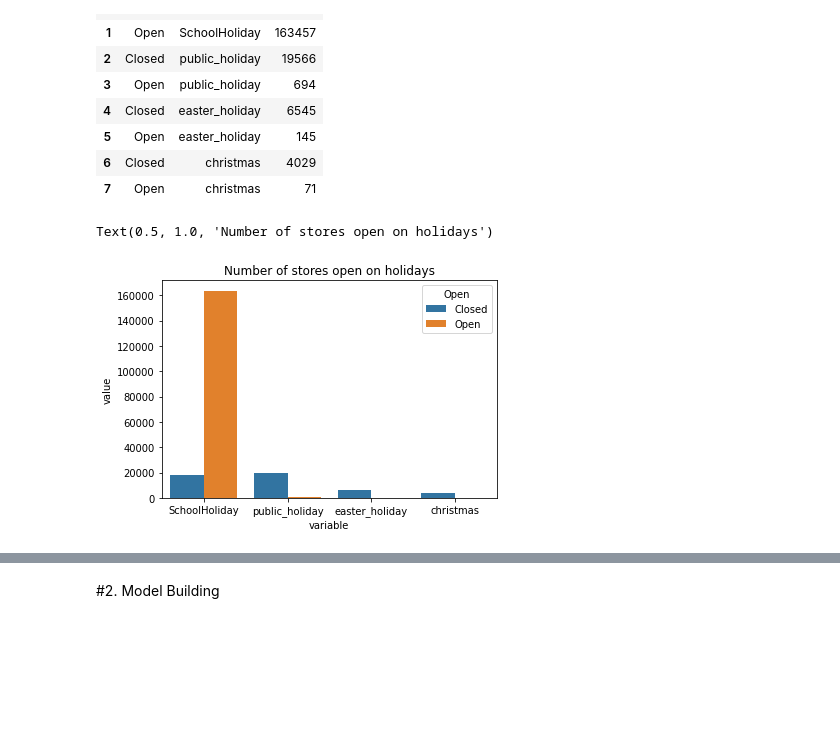
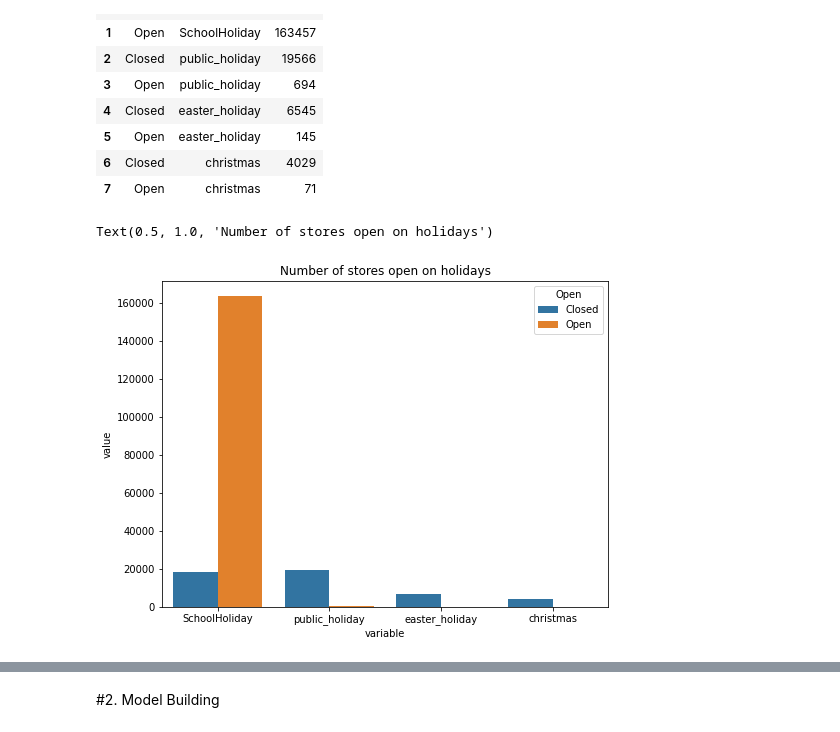
Before and after one commit to hrithikwel8/Rossmann_Sales_Prediction, a Jupyter notebook: Rossmann_Sales_Prediction_Capstone_Project.ipynb, the cells around one changed output, grey strips where cells are left out. Saved outputs shown, nothing was run; the diff lists cells and outputs as text; code cells hidden in the pictures; blank space fills up the shorter version.

```diff
--- a/Rossmann_Sales_Prediction_Capstone_Project.ipynb
+++ b/Rossmann_Sales_Prediction_Capstone_Project.ipynb
@@ -398,15 +314,3 @@ Name: DayOfWeek, dtype: int64
-# %%
-# convert day of week to binary features
-store_data_df['DayOfWeek1'] = store_data_df['DayOfWeek'].apply(lambda x: 1 if x==1 else 0)
-store_data_df['DayOfWeek2'] = store_data_df['DayOfWeek'].apply(lambda x: 1 if x==2 else 0)
-store_data_df['DayOfWeek3'] = store_data_df['DayOfWeek'].apply(lambda x: 1 if x==3 else 0)
-store_data_df['DayOfWeek4'] = store_data_df['DayOfWeek'].apply(lambda x: 1 if x==4 else 0)
-store_data_df['DayOfWeek5'] = store_data_df['DayOfWeek'].apply(lambda x: 1 if x==5 else 0)
-store_data_df['DayOfWeek6'] = store_data_df['DayOfWeek'].apply(lambda x: 1 if x==6 else 0)
-store_data_df['DayOfWeek7'] = store_data_df['DayOfWeek'].apply(lambda x: 1 if x==7 else 0)
-# %%
-# drop columnns
-store_data_df.drop(columns=['StateHoliday', 'Date', 'DayOfWeek'], inplace=True)
 # %%
 store_data_df['public_holiday'].value_counts()
 # %% [output]
@@ -436,3 +360,19 @@ Text(0.5, 1.0, 'Number of Holidays celebrated by stores')
+# %%
+# changing date from string to integer values
+def get_year(date):
+  year = date[:4]
+  return int(year)
+def get_month(date):
+  month = date[5:7]
+  return int(month)
+def get_day(date):
+  day = date[8:]
+  return int(day)
+# %%
+store_data_df['Year'] = store_data_df['Date'].apply(lambda x: get_year(x))
+store_data_df['Month'] = store_data_df['Date'].apply(lambda x: get_month(x))
+store_data_df['Day'] = store_data_df['Date'].apply(lambda x: get_day(x))
+store_data_df.drop(columns=['Date'], inplace=True)
 # %%
 store_data_df.head()
 # %% [output]
@@ -474,11 +414,12 @@ store_holiday_df
 | 6 | Closed | christmas | 4029 |
 | 7 | Open | christmas | 71 |
 # %%
+plt.figure(figsize=(8,6))
 sns.barplot(x='variable',y='value',data=store_holiday_df,hue='Open')
 plt.title('Number of stores open on holidays')
 # %% [output]
 Text(0.5, 1.0, 'Number of stores open on holidays')
-[figure, old version]
+[figure, new version]
 # %%
 # plot the distribution of values
 store_data_df.hist(figsize=(16,16))
```
Also changed, not shown: parts of 88 cells of this notebook.
